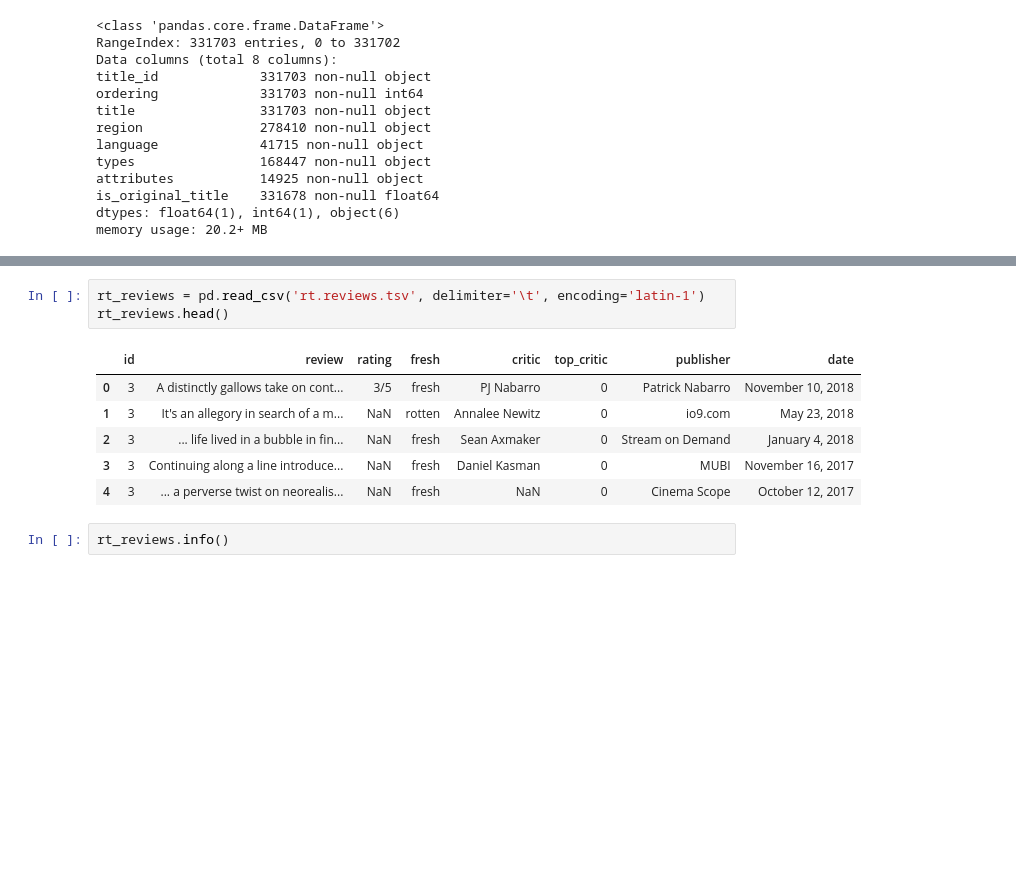
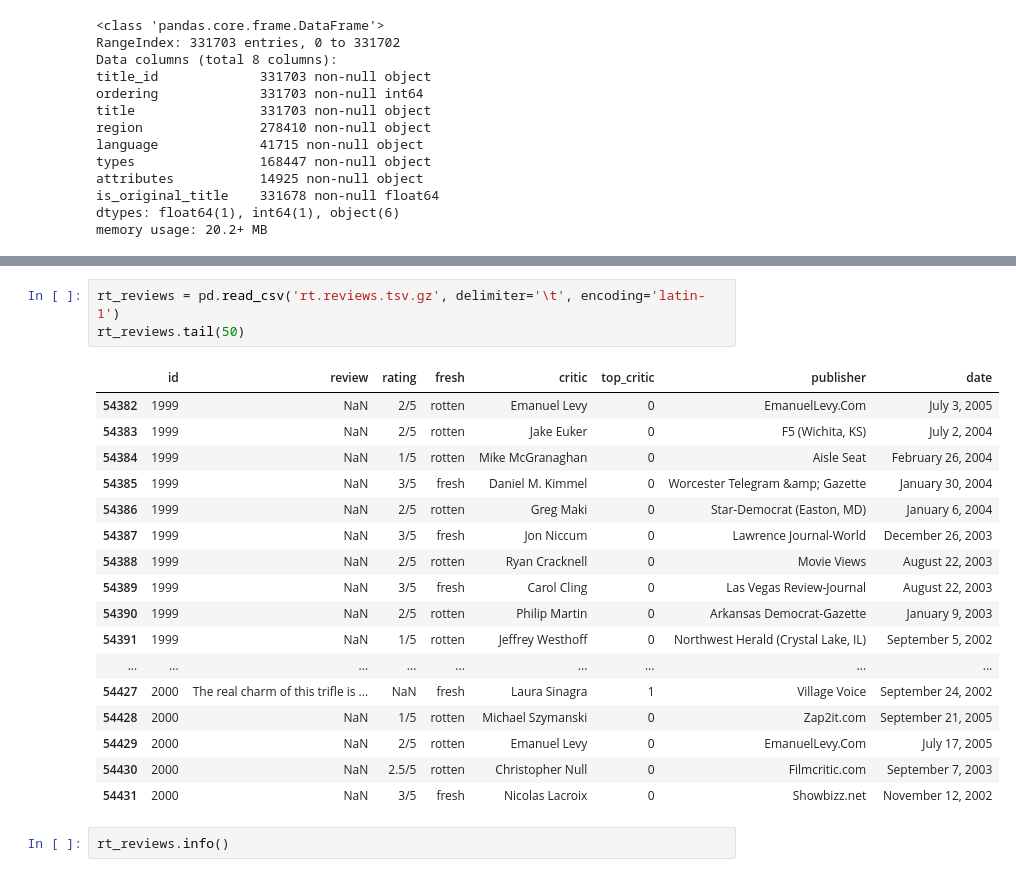
Before and after one commit to Mcllstr/ds-project-1-movie-analysis, a Jupyter notebook: seansEDA.ipynb, the cells around one changed output, grey strips where cells are left out. Drawn from its saved outputs; the diff is of its cells as text; blank space fills up the shorter version.

```diff
--- a/seansEDA.ipynb
+++ b/seansEDA.ipynb
@@ -202,13 +219,24 @@ imdb.title.ratings.csv     seansEDA.ipynb
 # %%
-rt_reviews = pd.read_csv('rt.reviews.tsv', delimiter='\t', encoding='latin-1')
-rt_reviews.head()
+rt_reviews = pd.read_csv('rt.reviews.tsv.gz', delimiter='\t', encoding='latin-1')
+rt_reviews.tail(50)
 # %% [output]
 |  | id | review | rating | fresh | critic | top_critic | publisher | date |
-| 0 | 3 | A distinctly gallows take on cont... | 3/5 | fresh | PJ Nabarro | 0 | Patrick Nabarro | November 10, 2018 |
-| 1 | 3 | It's an allegory in search of a m... | NaN | rotten | Annalee Newitz | 0 | io9.com | May 23, 2018 |
-| 2 | 3 | ... life lived in a bubble in fin... | NaN | fresh | Sean Axmaker | 0 | Stream on Demand | January 4, 2018 |
-| 3 | 3 | Continuing along a line introduce... | NaN | fresh | Daniel Kasman | 0 | MUBI | November 16, 2017 |
-| 4 | 3 | ... a perverse twist on neorealis... | NaN | fresh | NaN | 0 | Cinema Scope | October 12, 2017 |
+| 54382 | 1999 | NaN | 2/5 | rotten | Emanuel Levy | 0 | EmanuelLevy.Com | July 3, 2005 |
+| 54383 | 1999 | NaN | 2/5 | rotten | Jake Euker | 0 | F5 (Wichita, KS) | July 2, 2004 |
+| 54384 | 1999 | NaN | 1/5 | rotten | Mike McGranaghan | 0 | Aisle Seat | February 26, 2004 |
+| 54385 | 1999 | NaN | 3/5 | fresh | Daniel M. Kimmel | 0 | Worcester Telegram &amp; Gazette | January 30, 2004 |
+| 54386 | 1999 | NaN | 2/5 | rotten | Greg Maki | 0 | Star-Democrat (Easton, MD) | January 6, 2004 |
+| 54387 | 1999 | NaN | 3/5 | fresh | Jon Niccum | 0 | Lawrence Journal-World | December 26, 2003 |
+| 54388 | 1999 | NaN | 2/5 | rotten | Ryan Cracknell | 0 | Movie Views | August 22, 2003 |
+| 54389 | 1999 | NaN | 3/5 | fresh | Carol Cling | 0 | Las Vegas Review-Journal | August 22, 2003 |
+| 54390 | 1999 | NaN | 2/5 | rotten | Philip Martin | 0 | Arkansas Democrat-Gazette | January 9, 2003 |
+| 54391 | 1999 | NaN | 1/5 | rotten | Jeffrey Westhoff | 0 | Northwest Herald (Crystal Lake, IL) | September 5, 2002 |
+| ... | ... | ... | ... | ... | ... | ... | ... | ... |
+| 54427 | 2000 | The real charm of this trifle is ... | NaN | fresh | Laura Sinagra | 1 | Village Voice | September 24, 2002 |
+| 54428 | 2000 | NaN | 1/5 | rotten | Michael Szymanski | 0 | Zap2it.com | September 21, 2005 |
+| 54429 | 2000 | NaN | 2/5 | rotten | Emanuel Levy | 0 | EmanuelLevy.Com | July 17, 2005 |
+| 54430 | 2000 | NaN | 2.5/5 | rotten | Christopher Null | 0 | Filmcritic.com | September 7, 2003 |
+| 54431 | 2000 | NaN | 3/5 | fresh | Nicolas Lacroix | 0 | Showbizz.net | November 12, 2002 |
 # %%
 rt_reviews.info()
 # %% [output]
```
Also changed, not shown: parts of 35 cells of this notebook.
